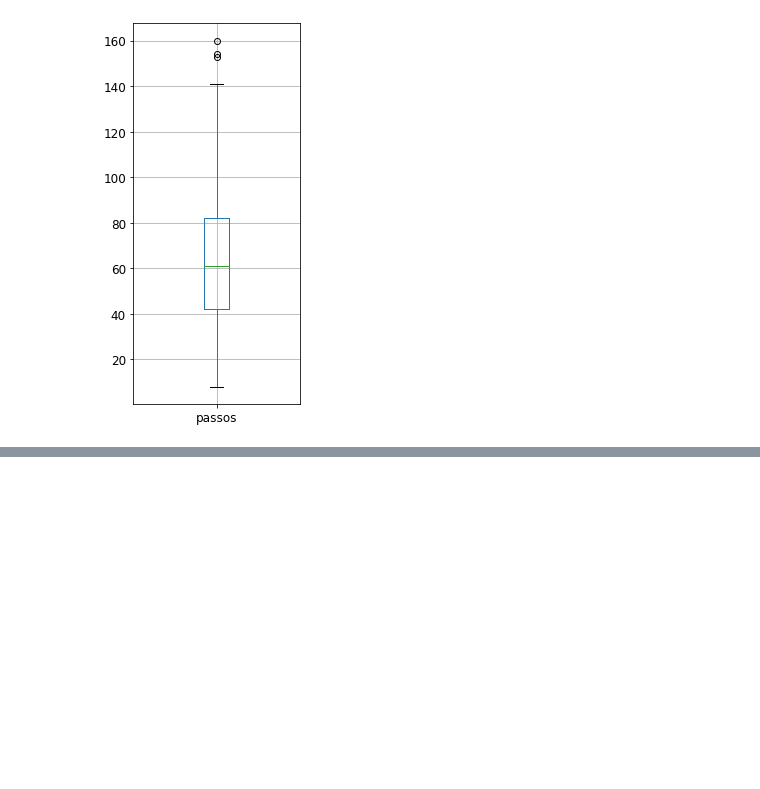
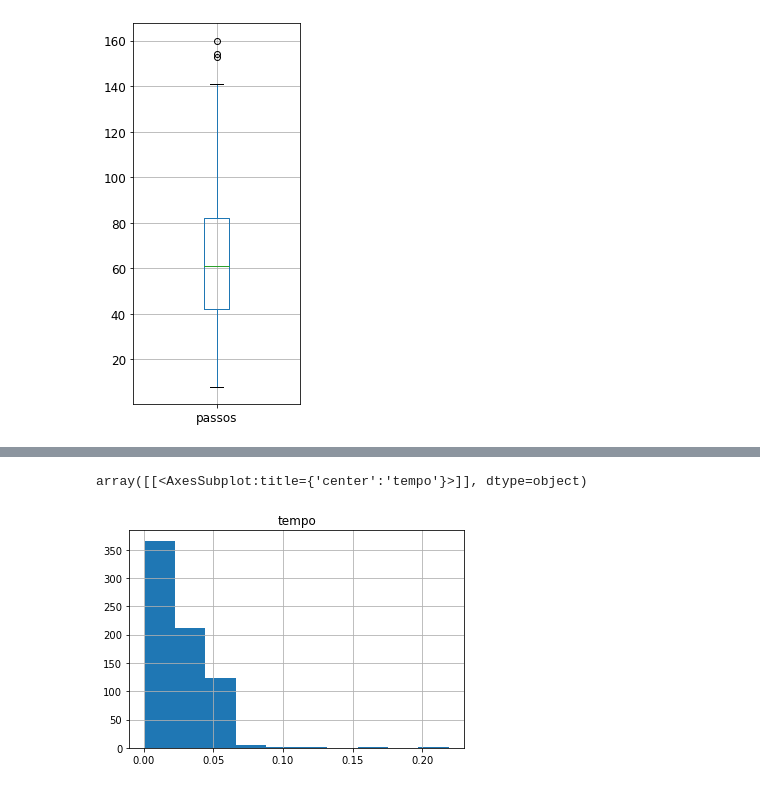
Before and after one commit to Leothi/8-puzzle-solver, a Jupyter notebook: estatistica.ipynb, the cells around one changed output, grey strips where cells are left out. Drawn from its saved outputs; the diff is of its cells as text; code cells hidden in the pictures; blank space fills up the shorter version.

```diff
--- a/estatistica.ipynb
+++ b/estatistica.ipynb
@@ -257,0 +352,16 @@ df_passos.boxplot(figsize=(3,7), fontsize='large')
+# %%
+with open(file_aco_3, 'r') as f:
+    lines = f.readlines()
+# %%
+n = 3
+RE_TEMPO = r'(?:Tempo: )(\d+.\d+|\d+e-\d+)'
+RE_PASSOS = r'(?:N[uú]mero de passos: )(\d+)'
+
+n_list = []
+for line in lines:
+    time = re.findall(RE_TEMPO, line)[0]
+    n_passos = re.findall(RE_PASSOS, line)[0]
+
+    n_list.append((int(n), float(time), int(n_passos)))
+# %%
+df_aco_3 = pd.DataFrame(n_list, columns=['n', 'tempo', 'passos'])
@@ -257,0 +455,2 @@ df_passos.boxplot(figsize=(3,7), fontsize='large')
+# %%
+df_tempo = pd.DataFrame(df_aco_3['tempo'])
@@ -257,0 +469,5 @@ df_passos.boxplot(figsize=(3,7), fontsize='large')
+# %%
+df_tempo.hist()
+# %% [output]
+array([[<AxesSubplot:title={'center':'tempo'}>]], dtype=object)
+[figure, added]
```
Also changed, not shown: parts of 50 cells of this notebook, 10 other files.
